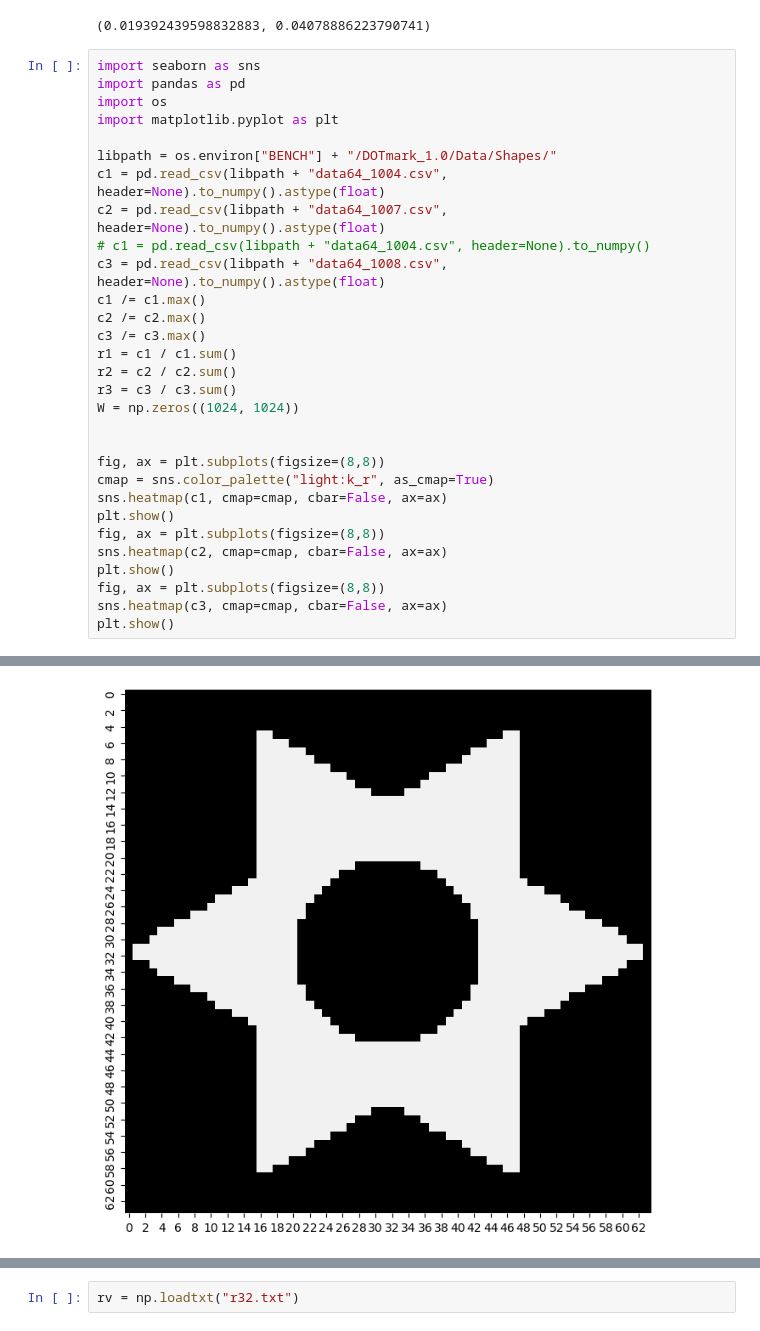
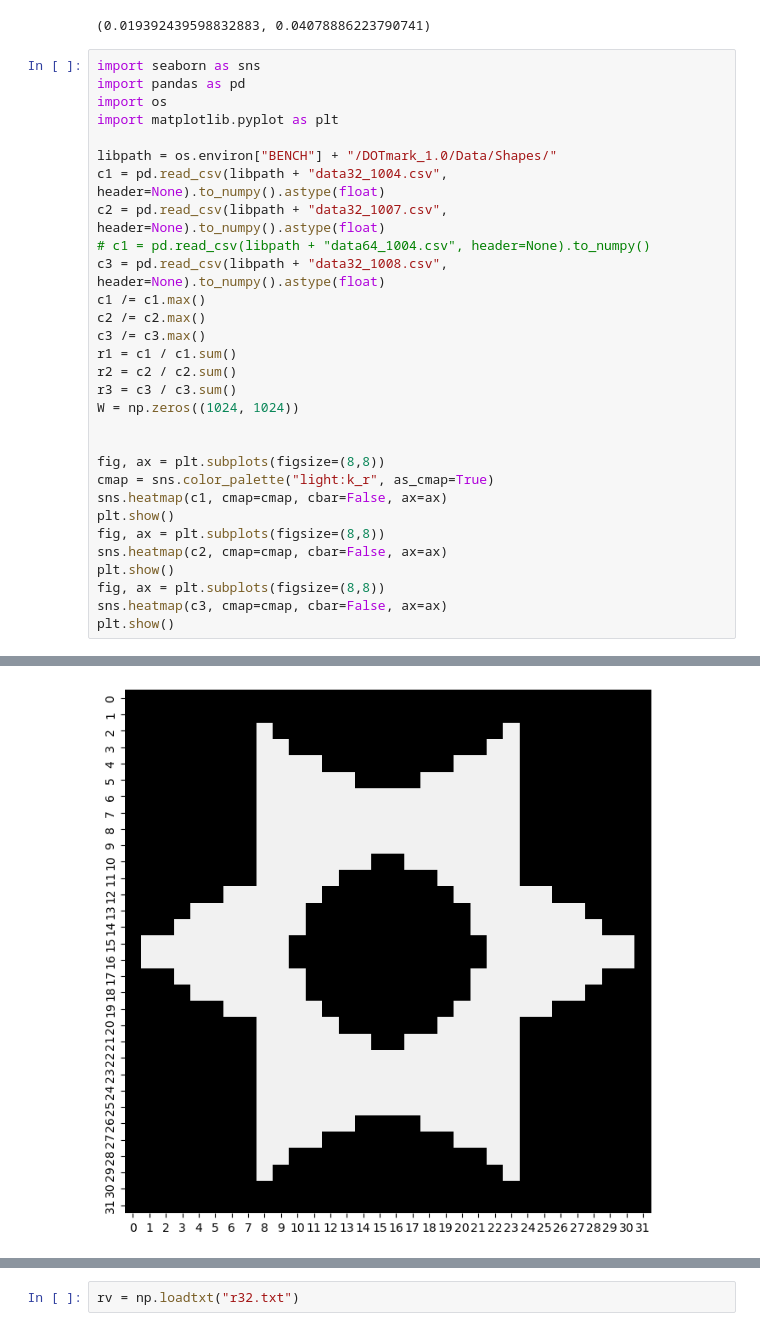
Before and after one commit to mxburns2022/CuDXG.jl, a Jupyter notebook: scratch.ipynb, the cells around one changed output, grey strips where cells are left out. Saved outputs shown, nothing was run; the diff lists cells and outputs as text.

```diff
--- a/scratch.ipynb
+++ b/scratch.ipynb
@@ -40,10 +40,10 @@ import os
 import matplotlib.pyplot as plt
 
 libpath = os.environ["BENCH"] + "/DOTmark_1.0/Data/Shapes/"
-c1 = pd.read_csv(libpath + "data64_1004.csv", header=None).to_numpy().astype(float)
-c2 = pd.read_csv(libpath + "data64_1007.csv", header=None).to_numpy().astype(float)
+c1 = pd.read_csv(libpath + "data32_1004.csv", header=None).to_numpy().astype(float)
+c2 = pd.read_csv(libpath + "data32_1007.csv", header=None).to_numpy().astype(float)
 # c1 = pd.read_csv(libpath + "data64_1004.csv", header=None).to_numpy()
-c3 = pd.read_csv(libpath + "data64_1008.csv", header=None).to_numpy().astype(float)
+c3 = pd.read_csv(libpath + "data32_1008.csv", header=None).to_numpy().astype(float)
 c1 /= c1.max()
 c2 /= c2.max()
 c3 /= c3.max()
@@ -69,4 +69,4 @@ plt.show()
-[figure, old version]
+[figure, new version]
 # %%
 
 import torch
```
Also changed, not shown: parts of 6 cells of this notebook, 12 other files.
